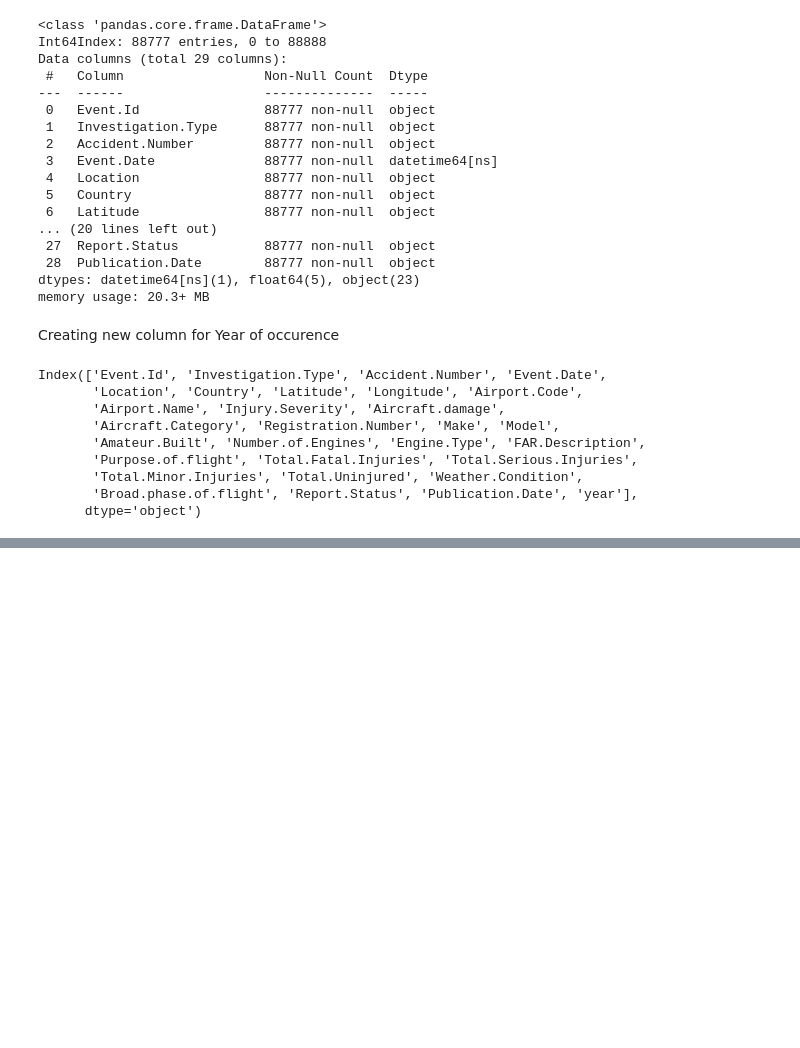
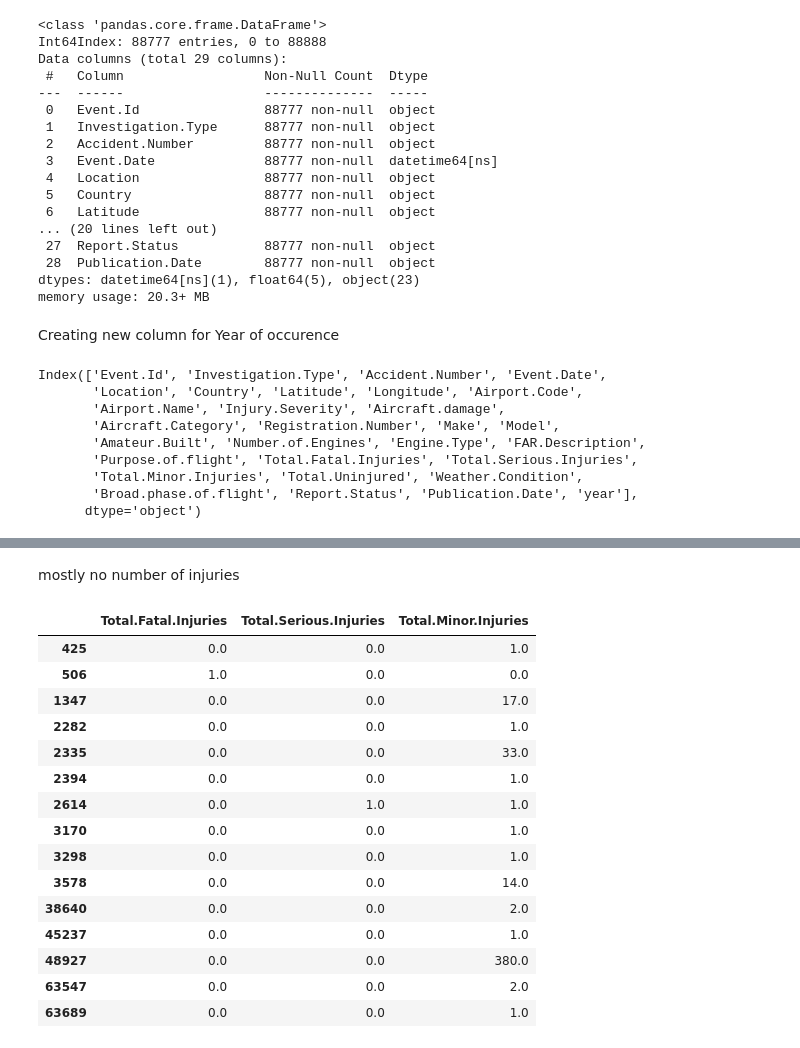
Before and after one commit to ericks-on/Aircraft_Risk_Analysis, a Jupyter notebook: index.ipynb, the cells around one changed output, grey strips where cells are left out. Drawn from its saved outputs; the diff is of its cells as text; code cells hidden in the pictures; blank space fills up the shorter version.

```diff
--- a/index.ipynb
+++ b/index.ipynb
@@ -354,0 +502,7 @@ Index(['Event.Id', 'Investigation.Type', 'Accident.Number', 'Event.Date',
+# %%
+first_metric_lowest_risk = accident_incident_count_df.loc[
+    (accident_incident_count_df['total_count'] == 1) &
+    (accident_incident_count_df['Accident'] == 0)
+]
+
+first_metric_lowest_risk
@@ -354,0 +523,2 @@ Index(['Event.Id', 'Investigation.Type', 'Accident.Number', 'Event.Date',
+# %%
+first_metric_final_airplanes = list(first_metric_lowest_risk['Aircraft.Name'])
@@ -354,0 +531,2 @@ Index(['Event.Id', 'Investigation.Type', 'Accident.Number', 'Event.Date',
+# %%
+first_metric_df = df.set_index('Aircraft.Name').loc[first_metric_final_airplanes]
@@ -354,0 +576,3 @@ Index(['Event.Id', 'Investigation.Type', 'Accident.Number', 'Event.Date',
+# %%
+incident_cat_df = df[df['Injury.Severity'] == 'Incident']
+incident_cat_df.head()
@@ -354,0 +605,25 @@ Index(['Event.Id', 'Investigation.Type', 'Accident.Number', 'Event.Date',
+# %% [markdown]
+mostly no number of injuries
+# %%
+incident_cat_df[incident_cat_df['Total.Injured'] > 0][
+    ['Total.Fatal.Injuries',
+    'Total.Serious.Injuries',
+    'Total.Minor.Injuries']
+]
+# %% [output]
+|  | Total.Fatal.Injuries | Total.Serious.Injuries | Total.Minor.Injuries |
+| 425 | 0.0 | 0.0 | 1.0 |
+| 506 | 1.0 | 0.0 | 0.0 |
+| 1347 | 0.0 | 0.0 | 17.0 |
+| 2282 | 0.0 | 0.0 | 1.0 |
+| 2335 | 0.0 | 0.0 | 33.0 |
+| 2394 | 0.0 | 0.0 | 1.0 |
+| 2614 | 0.0 | 1.0 | 1.0 |
+| 3170 | 0.0 | 0.0 | 1.0 |
+| 3298 | 0.0 | 0.0 | 1.0 |
+| 3578 | 0.0 | 0.0 | 14.0 |
+| 38640 | 0.0 | 0.0 | 2.0 |
+| 45237 | 0.0 | 0.0 | 1.0 |
+| 48927 | 0.0 | 0.0 | 380.0 |
+| 63547 | 0.0 | 0.0 | 2.0 |
+| 63689 | 0.0 | 0.0 | 1.0 |
```
Also changed, not shown: parts of 46 cells of this notebook.
